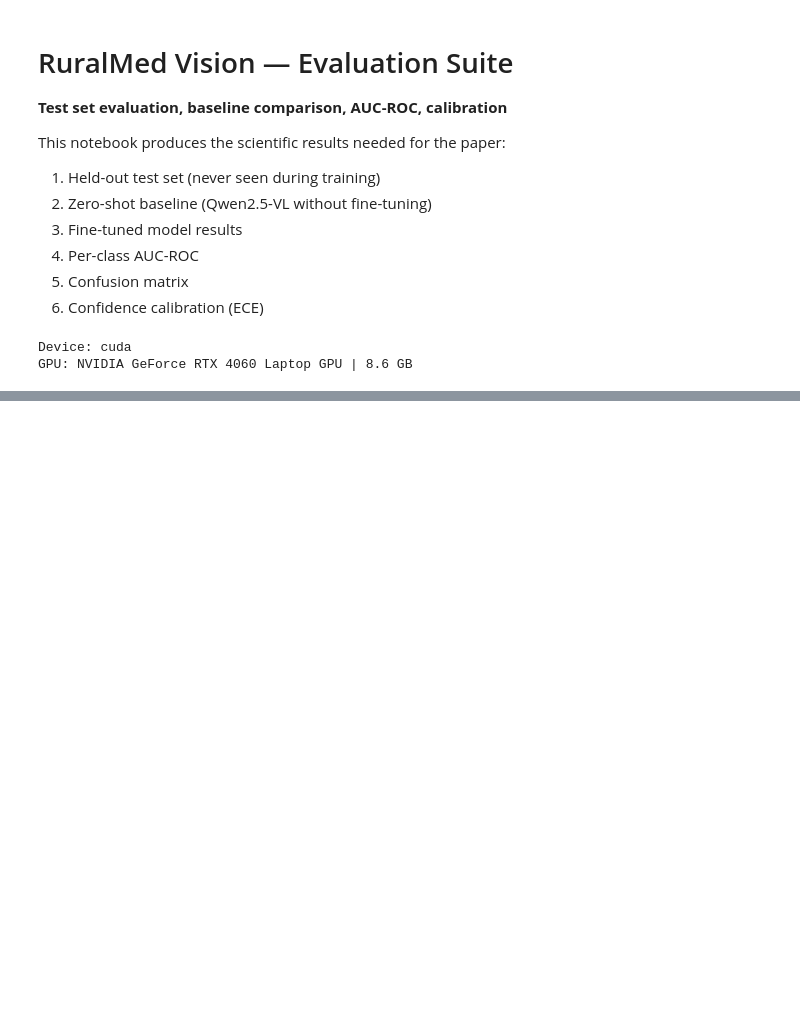
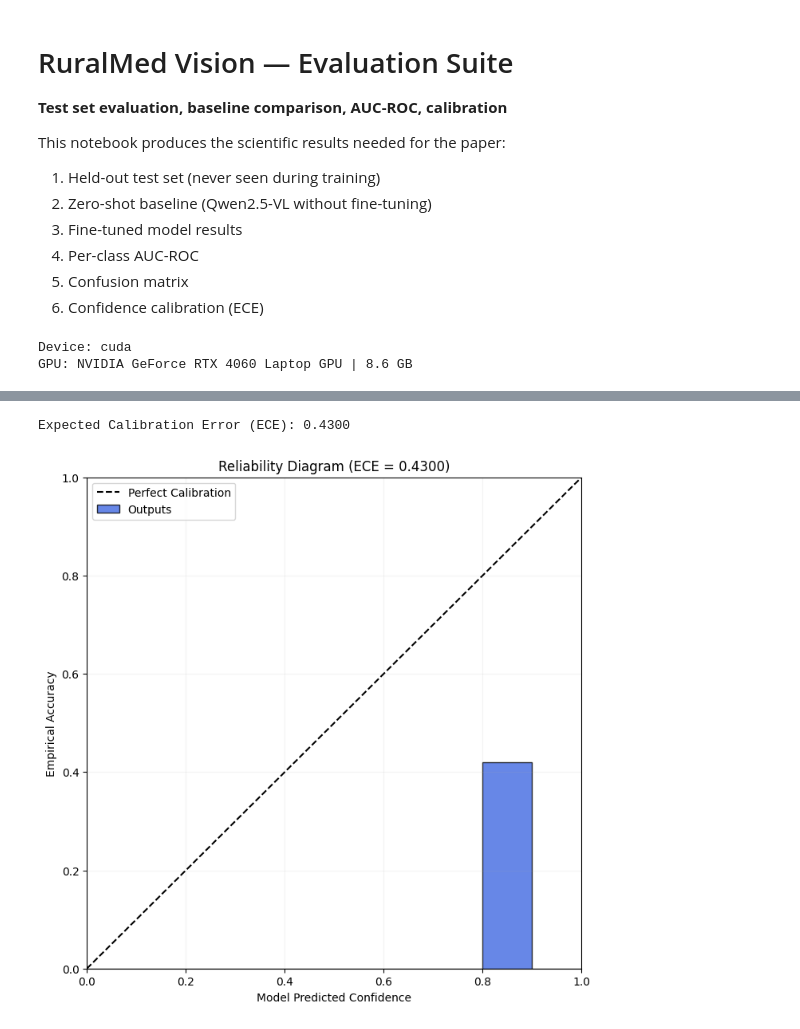
Before and after one commit to 0x-NaN/ruralmedvision, a Jupyter notebook: RuralMed_Evaluation.ipynb, the cells around one changed output, grey strips where cells are left out. Saved outputs shown, nothing was run; the diff lists cells and outputs as text; code cells hidden in the pictures; blank space fills up the shorter version.

```diff
--- a/RuralMed_Evaluation.ipynb
+++ b/RuralMed_Evaluation.ipynb
@@ -830,0 +413,54 @@ print(f"   while running offline on an 8GB consumer GPU.'")
+# %%
+# Cell 12 -- Confidence Calibration (Expected Calibration Error)
+confidences = y_conf
+
+def calculate_ece(confidences, predictions, ground_truths, n_bins=10):
+    confidences = np.array(confidences)
+    accuracies = np.array([p == g for p, g in zip(predictions, ground_truths)])
+
+    bin_boundaries = np.linspace(0, 1, n_bins + 1)
+    ece = 0.0
+
+    bin_accs = []
+    bin_confs = []
+    bin_sizes = []
+
+    for i in range(n_bins):
+        lower = bin_boundaries[i]
+        upper = bin_boundaries[i + 1]
+
+        in_bin = (confidences >= lower) & (confidences < upper) if i < n_bins - 1 else (confidences >= lower) & (confidences <= upper)
+        prop_in_bin = np.mean(in_bin)
+
+        if prop_in_bin > 0:
+            accuracy_in_bin = np.mean(accuracies[in_bin])
+            avg_confidence_in_bin = np.mean(confidences[in_bin])
+            ece += prop_in_bin * np.abs(avg_confidence_in_bin - accuracy_in_bin)
+
+            bin_accs.append(accuracy_in_bin)
+            bin_confs.append(avg_confidence_in_bin)
+        else:
+            bin_accs.append(0.0)
+            bin_confs.append((lower + upper) / 2.0)
+        bin_sizes.append(np.sum(in_bin))
+
+    return ece, bin_boundaries, bin_accs, bin_confs
+
+ece_score, boundaries, accs, confs = calculate_ece(y_conf, y_pred_dx, y_true)
+print(f"Expected Calibration Error (ECE): {ece_score:.4f}")
+
+# Plot Reliability Diagram
+plt.figure(figsize=(8, 8))
+plt.bar(boundaries[:-1], accs, width=0.1, align="edge", edgecolor="black", color="royalblue", alpha=0.8, label="Outputs")
+plt.plot([0, 1], [0, 1], "k--", label="Perfect Calibration")
+plt.ylabel("Empirical Accuracy")
+plt.xlabel("Model Predicted Confidence")
+plt.title(f"Reliability Diagram (ECE = {ece_score:.4f})")
+plt.xlim([0, 1])
+plt.ylim([0, 1])
+plt.legend(loc="upper left")
+plt.grid(True, alpha=0.15)
+plt.show()
+# %% [output]
+Expected Calibration Error (ECE): 0.4300
+[figure, added]
```
Also changed, not shown: parts of 32 cells of this notebook, 40 other files.
